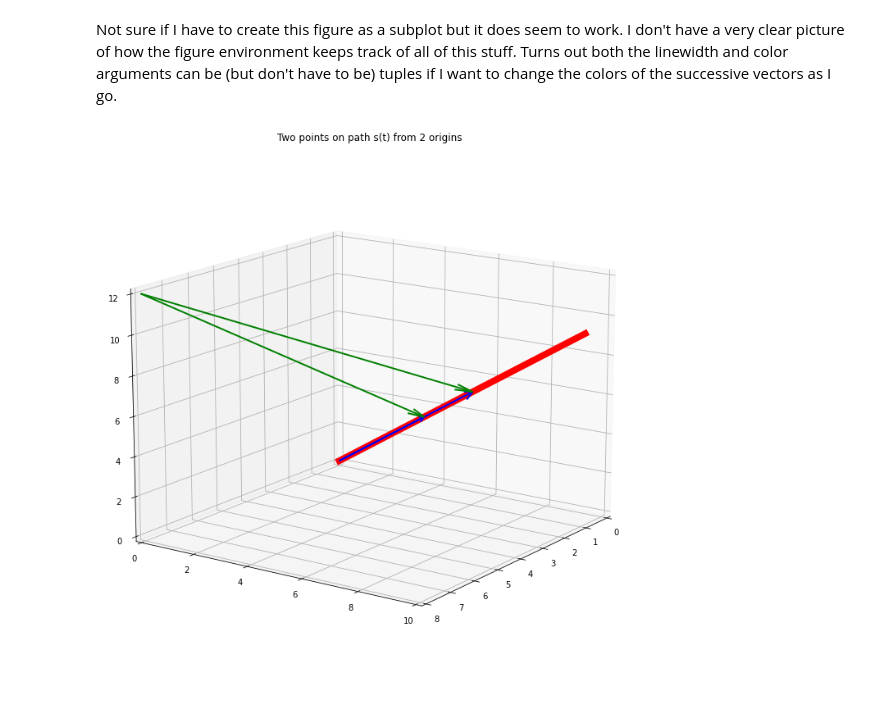
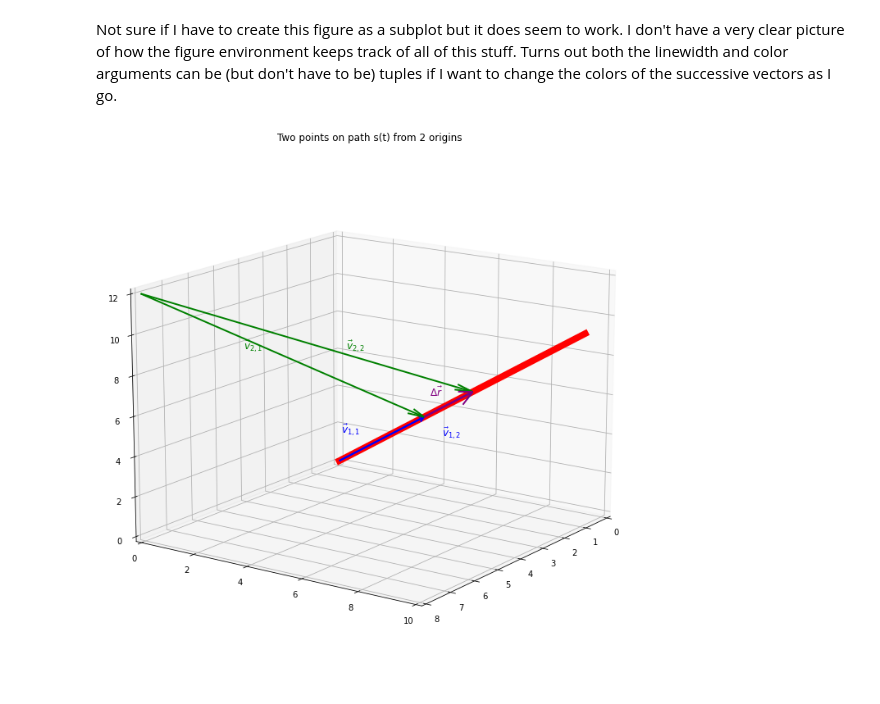
Before and after one commit to smithrockmaker/ENGR212, a Jupyter notebook: straightLine.ipynb, the cells around one changed output. Drawn from its saved outputs; the diff is of its cells as text; code cells hidden in the pictures.

Commit message:
plot labels

```diff
--- a/straightLine.ipynb
+++ b/straightLine.ipynb
@@ -62,27 +62,46 @@ zR2 = [zR[s1]-zO1,zR[s2]-zO1]
 xR3 = [(xR2[0]+(xO1-xO2)),(xR2[1]+(xO1-xO2))]
 yR3 = [(yR2[0]+(yO1-yO2)),(yR2[1]+(yO1-yO2))]
 zR3 = [(zR2[0]+(zO1-zO2)),(zR2[1]+(zO1-zO2))]
+
+# Plot for delta r
+txOd, tyOd, tzOd = [xR[s1], yR[s1], zR[s1]]
+xRd, yRd, zRd =    [xR[s2]-xR[s1], yR[s2]-yR[s1], zR[s2]-zR[s1]]
+
+# scaling varibles to help plot labels at reasonable locations
+scaleHalf = 0.5
+offsetLabel = 1.5
 # %% [markdown]
 Not sure if I have to create this figure as a subplot but it does seem to work. I don't have a very clear picture of how the figure environment keeps track of all of this stuff. Turns out both the linewidth and color arguments can be (but don't have to be) tuples if I want to change the colors of the successive vectors as I go.
 # %%
 # Plotting
 fig = plt.figure(figsize = (16,12))
 ax = fig.add_subplot(111,projection='3d')
 ax.set_xlim(0,8)
 ax.set_ylim(0,10)
 ax.set_zlim(0,12)
 ax.view_init(elev=15., azim=35)
 
 # Plot pairs of arrows from both origins to same points. linewidth is a tuple or generic because the
 #  vectors could be different widths or colors. Pretty cool.
 ax.quiver(txO1,tyO1,tzO1,xR2,yR2,zR2,arrow_length_ratio=0.05, linewidth = [2,2],color=['blue','blue'])
 ax.quiver(txO2,tyO2,tzO2,xR3,yR3,zR3,arrow_length_ratio=0.05, linewidth = 2,color='green')
 ax.plot(xR, yR, zR, linewidth = 8, color='red')
 
+# Plot the delta vector
+ax.quiver(txOd, tyOd, tzOd, xRd, yRd, zRd, arrow_length_ratio=0.25, linewidth=2, color='purple')
+
 ax.set_title('Two points on path s(t) from 2 origins')
 
+# Labels for vectors. Set at the mid point of the vector plus some offset for visibility.
+# Labels for vectors. Set at the mid point of the vector plus some offset for visibility.
+ax.text(txOd + (xRd * scaleHalf) + offsetLabel/2, tyOd + (yRd * scaleHalf), tzOd + (zRd * scaleHalf) + offsetLabel/2, r'$\Delta\vec{r}$', color="purple", size="12")
+ax.text(txO1[0] + (xR2[0] * scaleHalf), tyO1[0] + (yR2[0] * scaleHalf) - offsetLabel, tzO1[0] + (zR2[0] * scaleHalf), r'$\vec{v}_{1,1}$', color="blue", size="12")
+ax.text(txO1[1] + (xR2[1] * scaleHalf), tyO1[1] + (yR2[1] * scaleHalf) + offsetLabel, tzO1[1] + (zR2[1] * scaleHalf), r'$\vec{v}_{1,2}$', color="blue", size="12")
+ax.text(txO2[0] + (xR3[0] * scaleHalf), tyO2[0] + (yR3[0] * scaleHalf) - offsetLabel, tzO2[0] + (zR3[0] * scaleHalf), r'$\vec{v}_{2,1}$', color="green", size="12")
+ax.text(txO2[1] + (xR3[1] * scaleHalf), tyO2[1] + (yR3[1] * scaleHalf) + offsetLabel, tzO2[1] + (zR3[1] * scaleHalf), r'$\vec{v}_{2,2}$', color="green", size="12")
+
 # Commented out savefig for when I'm ready to save the plot for the lecture notes.
-# plt.savefig('images/straightline.png')
+plt.savefig('images/straightline.png')
 plt.show()
 # %% [output]
-[figure, old version]
+[figure, new version]
```
Also changed, not shown: 7 other files.
